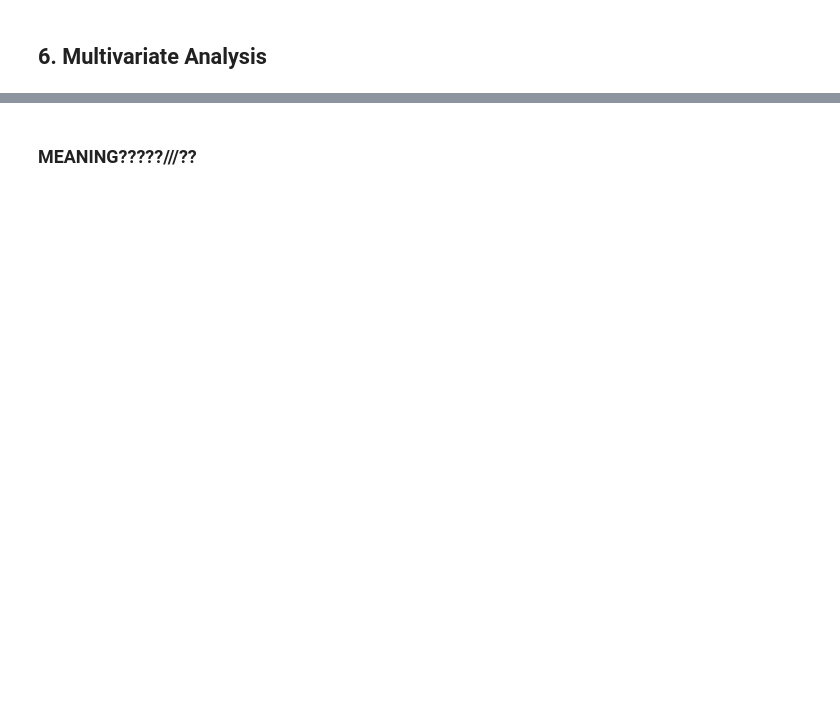
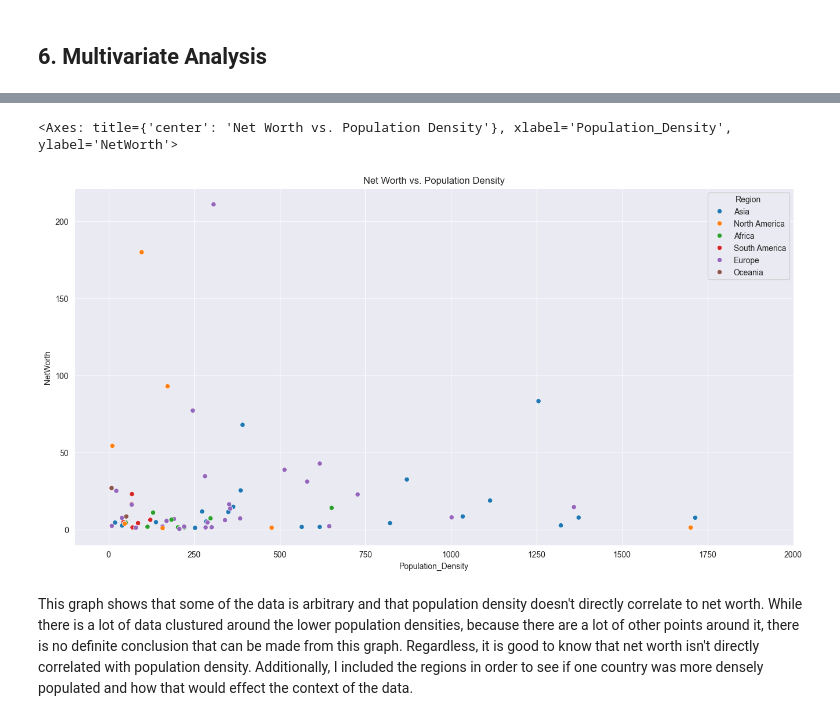
Before and after one commit to nnandani25/BillionaireData-Analysis, a Jupyter notebook: dataanalysis.ipynb, the cells around one changed output, grey strips where cells are left out. Saved outputs shown, nothing was run; the diff lists cells and outputs as text; code cells hidden in the pictures; blank space fills up the shorter version.

```diff
--- a/dataanalysis.ipynb
+++ b/dataanalysis.ipynb
@@ -133,21 +264,2 @@ This pie chart shows that the majority of people are a member of the UN, but it
-# %%
-# Set Seaborn style
-sns.set_style("darkgrid")
-
-# Identify numerical columns
-numerical_columns = df.select_dtypes("number").columns
-
-# Plot distribution of each numerical feature
-plt.figure(figsize=(14, len(numerical_columns) * 3))
-for idx, feature in enumerate(numerical_columns, 1):
-	plt.subplot(len(numerical_columns), 2, idx)
-
-	# Kernel density plot
-	sns.histplot(df[feature], kde=True)
-	plt.title(f"{feature} | Skewness: {round(df[feature].skew(), 2)}")
-
-# Adjust layout and show plots
-plt.tight_layout()
-plt.show()
 # %% [markdown]
 ## 6. Multivariate Analysis
@@ -191,2 +265,0 @@ plt.xlim(-100,1680)
-# %% [markdown]
-### MEANING?????///??
@@ -209,0 +266,11 @@ sns.kdeplot(data=df, x="NetWorth", y='Name')
+# %%
+# Graph of the population density vs. net worth
+plt.figure(figsize=(16,8))
+plt.title("Net Worth vs. Population Density")
+plt.xlim(-100,2000)
+sns.scatterplot(data=df, x="Population_Density", y="NetWorth", hue="Region")
+# %% [output]
+<Axes: title={'center': 'Net Worth vs. Population Density'}, xlabel='Population_Density', ylabel='NetWorth'>
+[figure, added]
+# %% [markdown]
+This graph shows that some of the data is arbitrary and that population density doesn't directly correlate to net worth. While there is a lot of data clustured around the lower population densities, because there are a lot of other points around it, there is no definite conclusion that can be made from this graph. Regardless, it is good to know that net worth isn't directly correlated with population density. Additionally, I included the regions in order to see if one country was more densely populated and how that would effect the context of the data.
```
Also changed, not shown: parts of 87 cells of this notebook.
